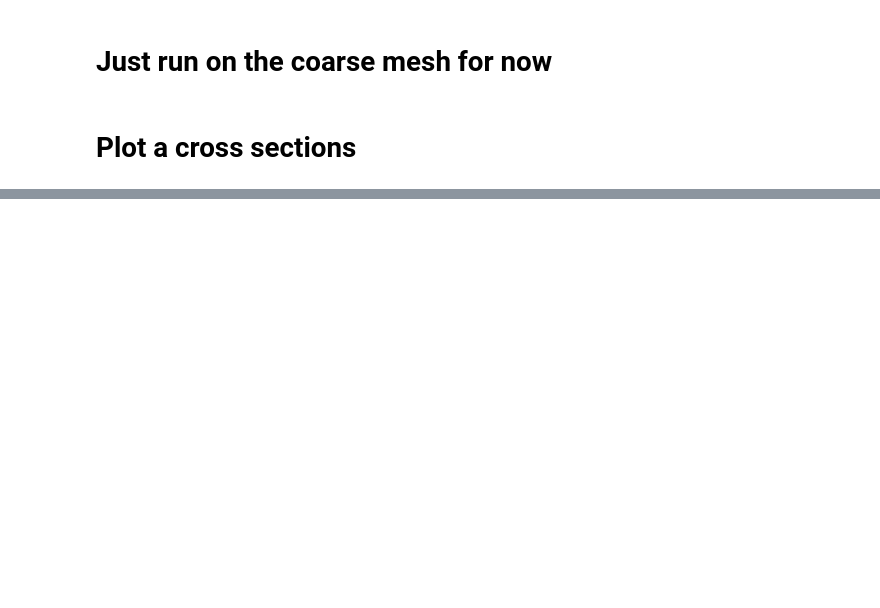
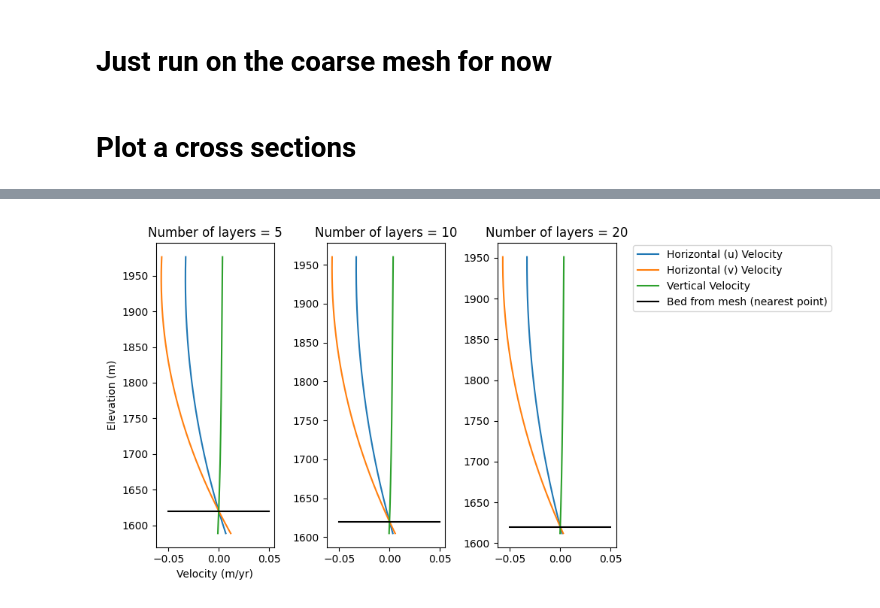
Before and after one commit to johnmorganmanos/AH_temp_paper, a Jupyter notebook: Processing_notebooks/module_testing.ipynb, the cells around one changed output, grey strips where cells are left out. Drawn from its saved outputs; the diff is of its cells as text; code cells hidden in the pictures; blank space fills up the shorter version.

```diff
--- a/Processing_notebooks/module_testing.ipynb
+++ b/Processing_notebooks/module_testing.ipynb
@@ -164,0 +287,79 @@ plt.tight_layout()
+# %%
+### Create the mesh ###
+fig, axes = plt.subplots(1, 3, figsize=[10,5])
+coarse_bed_path = "../Meshes/ThreeD_meshing/bedmachine_ian_merged_bed_large_aoi_8m_aligned_fixed.tif"
+coarse_surf_path = "../Meshes/ThreeD_meshing/rema_large_aoi_align_fixed.tif"
+coarse_resamp_factor=1/300
+
+borehole = borehole_locations.loc[borehole_locations['Core']=='ALHIC1901']
+x_coord, y_coord = transformer.transform(borehole['E'], borehole['S'])
+mesh_bed_dem = rasterio.open('bed_dem_resamped_test.tif')
+
+for ax, layer_num in zip(axes, [5, 10, 20]):
+
+    mesh = mesh_creator(coarse_bed_path, coarse_surf_path, resamp_factor=coarse_resamp_factor, layers=layer_num)
+    x_src, y_src, z_src = SpatialCoordinate(mesh)
+
+
+    flow, Y = scripts.model_modules.run_flow_model(mesh)
+
+    vel_prof=[]
+    u_prof = []
+    v_prof = []
+    z_prof = []
+    vel_prof_coords = []
+
+
+    x_coords_mesh, y_coords_mesh = np.unique(mesh.coordinates.dat.data_ro[:,0]), np.unique(mesh.coordinates.dat.data_ro[:,1])
+    bed_of_mesh_coords = []
+    for x_co in x_coords_mesh:
+        for y_co in y_coords_mesh:
+            z_s =[]
+            for x,y,z in zip(mesh.coordinates.dat.data_ro[:,0], mesh.coordinates.dat.data_ro[:,1], mesh.coordinates.dat.data_ro[:,2]):
+
+                if (x_co, y_co) == (x,y):
+                    z_s.append(z)
+
+            z_min = np.array(z_s).min()
+
+            bed_of_mesh_coords.append((x_co, y_co, z_min))
+
+    bed_of_mesh_coords_arr = np.array(bed_of_mesh_coords)
+    low_val = np.argmin(np.sqrt((bed_of_mesh_coords_arr[:,0]-x_coord)**2 + (bed_of_mesh_coords_arr[:,1]-y_coord)**2))
+    z_in_mesh_nearest = bed_of_mesh_coords_arr[:,2][low_val]
+    x_in_mesh_nearest, y_in_mesh_nearest = bed_of_mesh_coords_arr[:,0][low_val], bed_of_mesh_coords_arr[:,1][low_val]
+
+    for z_coord in z_coords:
+        try:
+            velocity = flow.at(x_in_mesh_nearest, y_in_mesh_nearest, z_coord)[0]*spy
+            vel_prof.append(velocity)
+            u_prof.append(velocity[0])
+            v_prof.append(velocity[1])
+            z_prof.append(velocity[2])
+            vel_prof_coords.append(z_coord)
+
+        except:
+            continue
+
+    vel_prof=np.array(vel_prof)
+    u_prof = np.array(u_prof)
+    v_prof = np.array(v_prof)
+    z_prof = np.array(z_prof)
+    vel_prof_coords = np.array(vel_prof_coords)
+
+    ax.plot(u_prof, vel_prof_coords, label='Horizontal (u) Velocity')
+    ax.plot(v_prof, vel_prof_coords, label='Horizontal (v) Velocity')
+    ax.plot(z_prof, vel_prof_coords, label='Vertical Velocity')
+    ax.set_title('Number of layers = '+str(layer_num))
+    # ax.set_ylim([1610,1650])
+
+
+    ax.plot([-0.05,0.05],[z_in_mesh_nearest, z_in_mesh_nearest], '-k', label='Bed from mesh (nearest point)')
+ax.legend(bbox_to_anchor=(1.1, 1.01))
+
+axes[0].set_ylabel('Elevation (m)')
+axes[0].set_xlabel('Velocity (m/yr)')
+
+plt.tight_layout()
+# %% [output]
+[figure, added]
```
Also changed, not shown: parts of 24 cells of this notebook, 3 other files.
